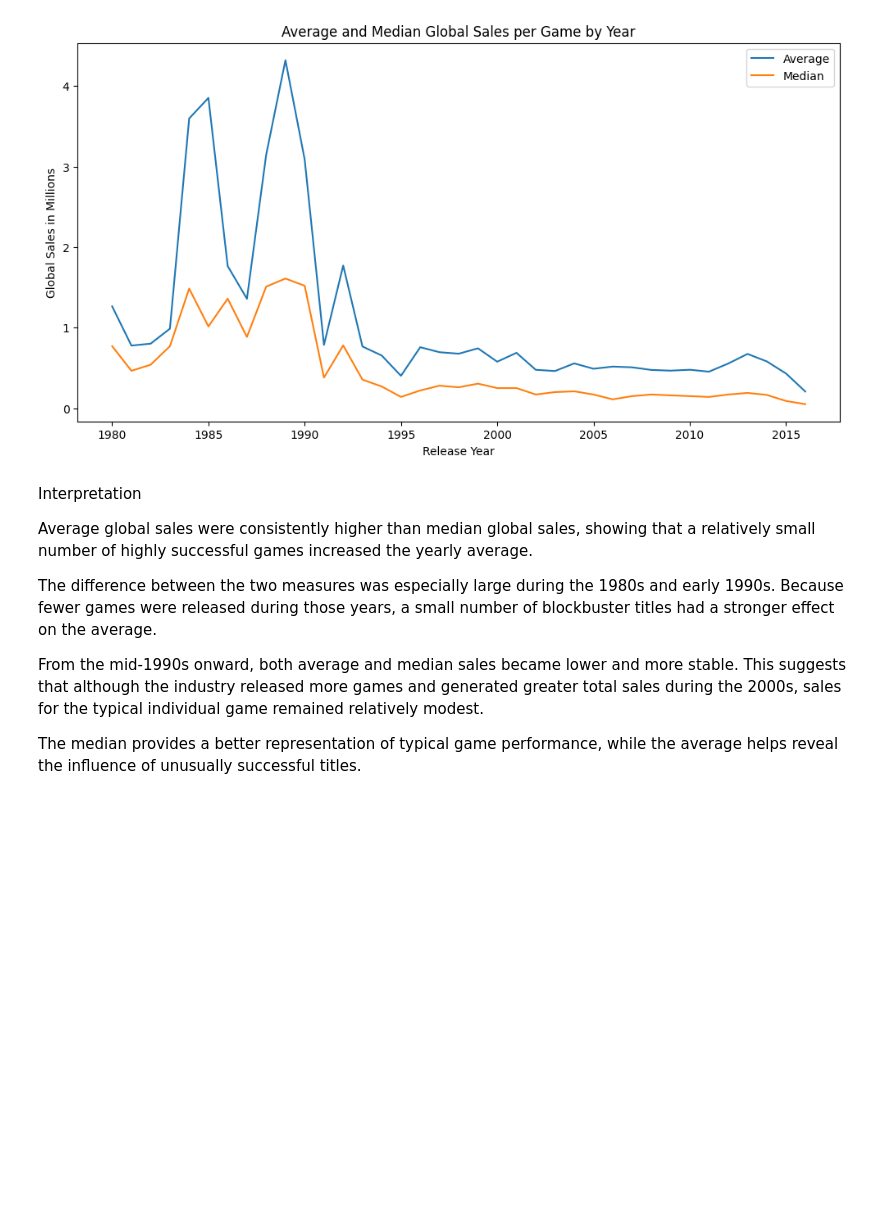
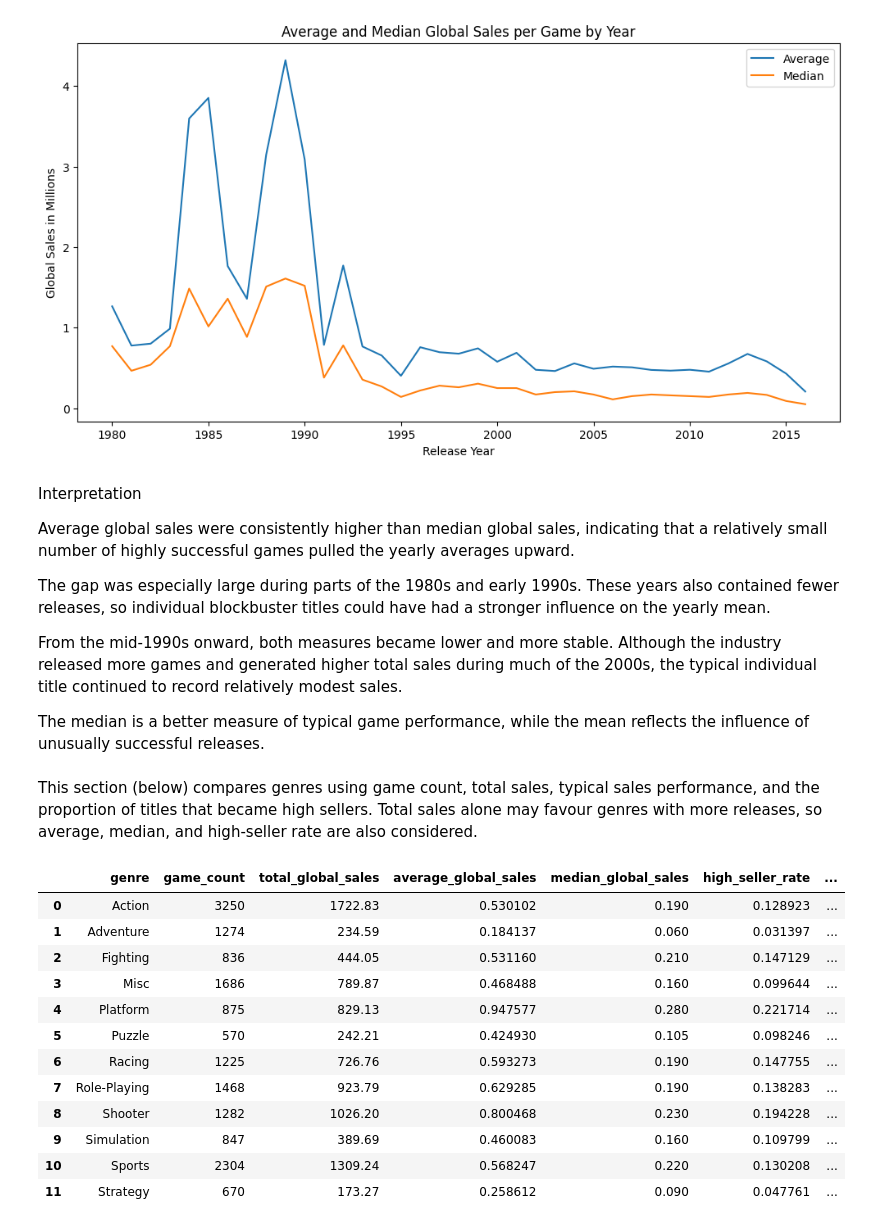
Before and after one commit to tylernsocial/data-analysis-on-the-videogame-industry, a Jupyter notebook: notebooks/02_exploratory_data_analysis.ipynb, the cells around one changed output. Saved outputs shown, nothing was run; the diff lists cells and outputs as text; code cells hidden in the pictures; blank space fills up the shorter version.

```diff
--- a/notebooks/02_exploratory_data_analysis.ipynb
+++ b/notebooks/02_exploratory_data_analysis.ipynb
@@ -275,10 +275,44 @@ plt.show()
 # %% [markdown]
 Interpretation
 
-Average global sales were consistently higher than median global sales, showing that a relatively small number of highly successful games increased the yearly average.
+Average global sales were consistently higher than median global sales, indicating that a relatively small number of highly successful games pulled the yearly averages upward.
 
-The difference between the two measures was especially large during the 1980s and early 1990s. Because fewer games were released during those years, a small number of blockbuster titles had a stronger effect on the average.
+The gap was especially large during parts of the 1980s and early 1990s. These years also contained fewer releases, so individual blockbuster titles could have had a stronger influence on the yearly mean.
 
-From the mid-1990s onward, both average and median sales became lower and more stable. This suggests that although the industry released more games and generated greater total sales during the 2000s, sales for the typical individual game remained relatively modest.
+From the mid-1990s onward, both measures became lower and more stable. Although the industry released more games and generated higher total sales during much of the 2000s, the typical individual title continued to record relatively modest sales.
 
-The median provides a better representation of typical game performance, while the average helps reveal the influence of unusually successful titles.
+The median is a better measure of typical game performance, while the mean reflects the influence of unusually successful releases.
+# %% [markdown]
+This section (below) compares genres using game count, total sales, typical sales performance, and the proportion of titles that became high sellers. Total sales alone may favour genres with more releases, so average, median, and high-seller rate are also considered.
+# %%
+genre_summary = (
+    df.groupby("genre")
+    .agg(
+        game_count=("name", "count"),
+        total_global_sales=("global_sales", "sum"),
+        average_global_sales=("global_sales", "mean"),
+        median_global_sales=("global_sales", "median"),
+        high_seller_rate=("is_high_seller", "mean")
+    )
+    .reset_index()
+)
+
+genre_summary["high_seller_percentage"] = (
+    genre_summary["high_seller_rate"] * 100
+)
+
+genre_summary
+# %% [output]
+|  | genre | game_count | total_global_sales | average_global_sales | median_global_sales | high_seller_rate | ... |
+| 0 | Action | 3250 | 1722.83 | 0.530102 | 0.190 | 0.128923 | ... |
+| 1 | Adventure | 1274 | 234.59 | 0.184137 | 0.060 | 0.031397 | ... |
+| 2 | Fighting | 836 | 444.05 | 0.531160 | 0.210 | 0.147129 | ... |
+| 3 | Misc | 1686 | 789.87 | 0.468488 | 0.160 | 0.099644 | ... |
+| 4 | Platform | 875 | 829.13 | 0.947577 | 0.280 | 0.221714 | ... |
+| 5 | Puzzle | 570 | 242.21 | 0.424930 | 0.105 | 0.098246 | ... |
+| 6 | Racing | 1225 | 726.76 | 0.593273 | 0.190 | 0.147755 | ... |
+| 7 | Role-Playing | 1468 | 923.79 | 0.629285 | 0.190 | 0.138283 | ... |
+| 8 | Shooter | 1282 | 1026.20 | 0.800468 | 0.230 | 0.194228 | ... |
+| 9 | Simulation | 847 | 389.69 | 0.460083 | 0.160 | 0.109799 | ... |
+| 10 | Sports | 2304 | 1309.24 | 0.568247 | 0.220 | 0.130208 | ... |
+| 11 | Strategy | 670 | 173.27 | 0.258612 | 0.090 | 0.047761 | ... |
```
Also changed, not shown: parts of 4 cells of this notebook.
